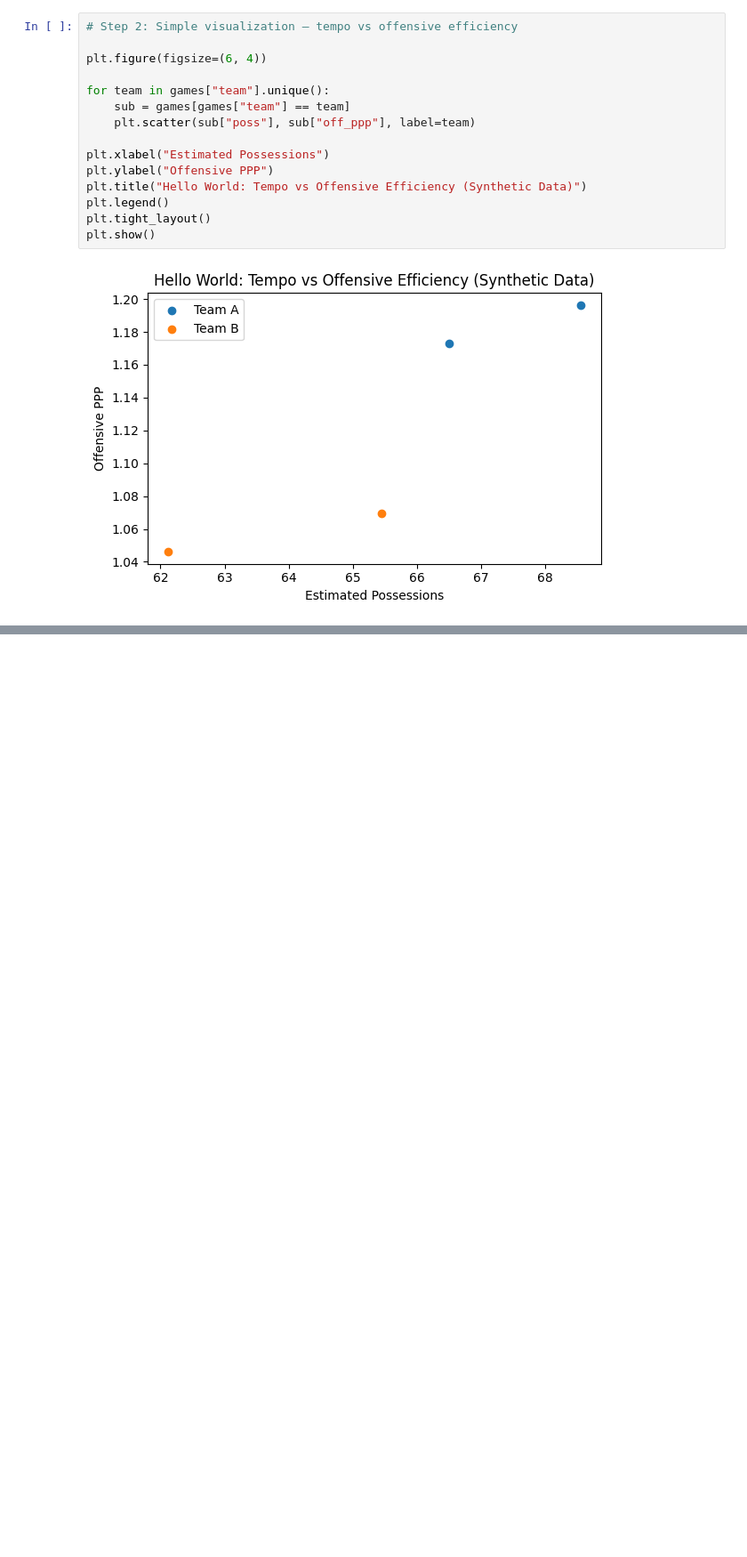
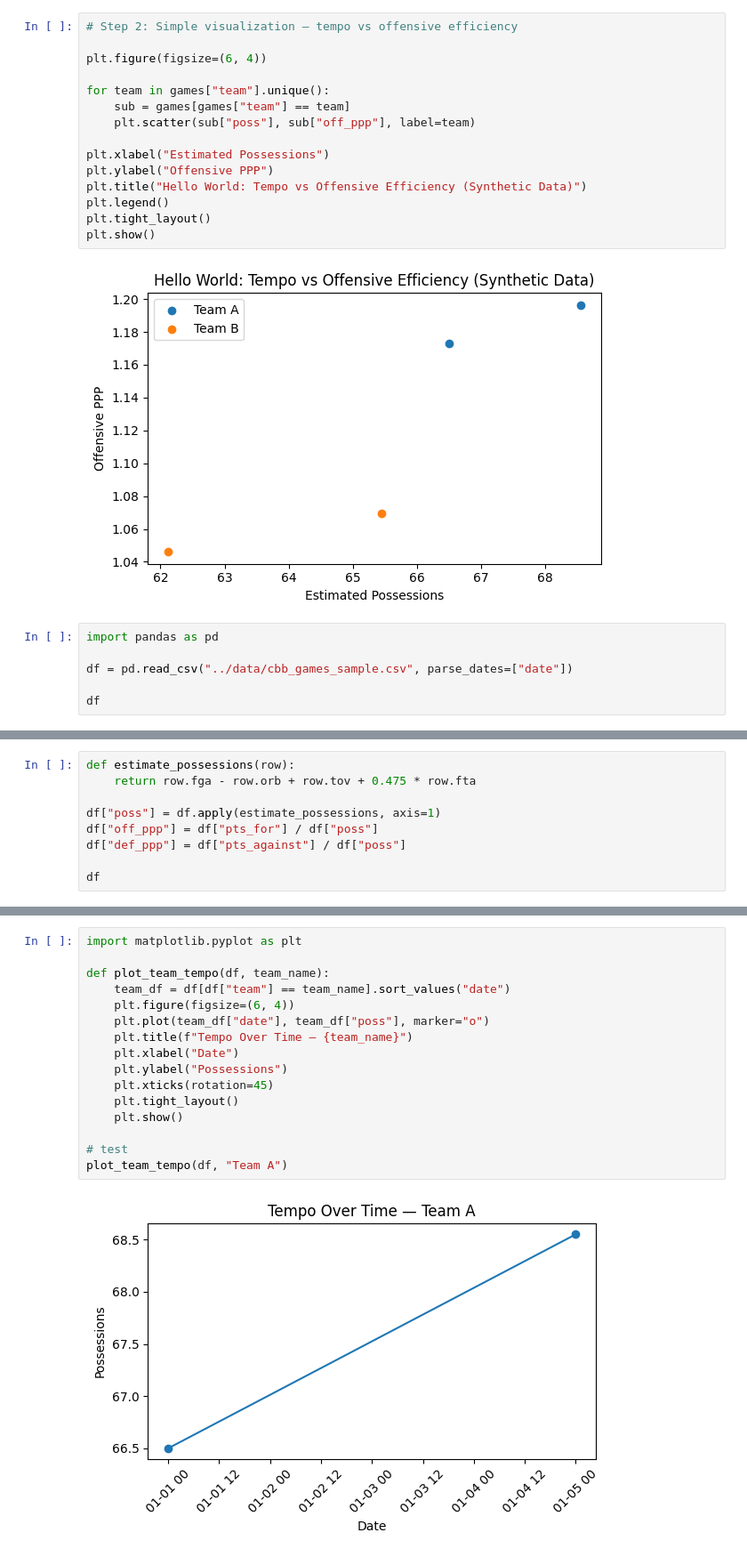
Before and after one commit to skonkalmatt/cbb-matchup-analyzer, a Jupyter notebook: notebooks/cbb_matchup_hello_world.ipynb, the cells around one changed output, grey strips where cells are left out. Shown: that part at 89% size. Saved outputs shown, nothing was run; the diff lists cells and outputs as text; blank space fills up the shorter version.

Commit message:
add eda utility functions and mock data

```diff
--- a/notebooks/cbb_matchup_hello_world.ipynb
+++ b/notebooks/cbb_matchup_hello_world.ipynb
@@ -111,3 +111,9 @@ plt.tight_layout()
 plt.show()
 # %% [output]
 [figure]
+# %%
+import pandas as pd
+
+df = pd.read_csv("../data/cbb_games_sample.csv", parse_dates=["date"])
+
+df
@@ -113,0 +126,9 @@ plt.show()
+# %%
+def estimate_possessions(row):
+    return row.fga - row.orb + row.tov + 0.475 * row.fta
+
+df["poss"] = df.apply(estimate_possessions, axis=1)
+df["off_ppp"] = df["pts_for"] / df["poss"]
+df["def_ppp"] = df["pts_against"] / df["poss"]
+
+df
@@ -113,0 +189,18 @@ plt.show()
+# %%
+import matplotlib.pyplot as plt
+
+def plot_team_tempo(df, team_name):
+    team_df = df[df["team"] == team_name].sort_values("date")
+    plt.figure(figsize=(6, 4))
+    plt.plot(team_df["date"], team_df["poss"], marker="o")
+    plt.title(f"Tempo Over Time — {team_name}")
+    plt.xlabel("Date")
+    plt.ylabel("Possessions")
+    plt.xticks(rotation=45)
+    plt.tight_layout()
+    plt.show()
+
+# test
+plot_team_tempo(df, "Team A")
+# %% [output]
+[figure, added]
```
Also changed, not shown: parts of 5 cells of this notebook, 1 other file.
